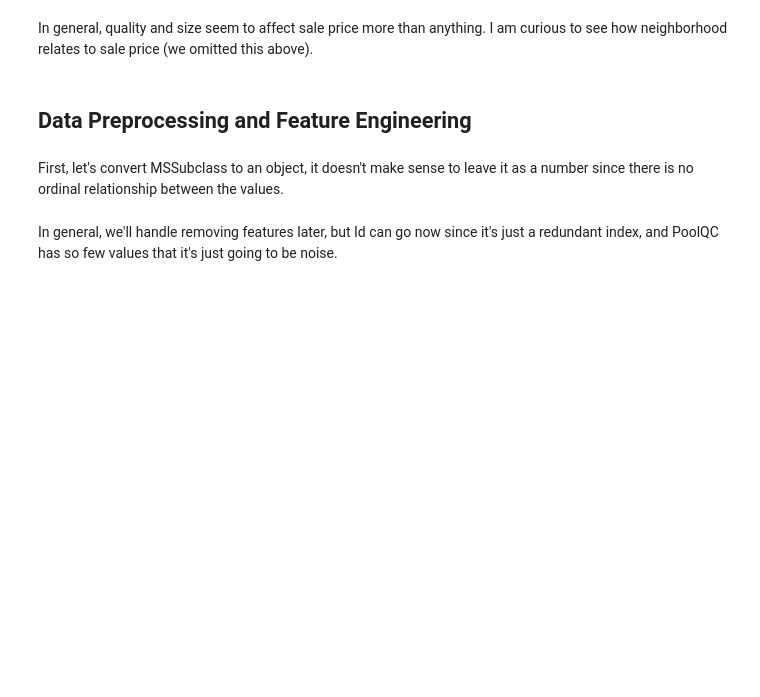
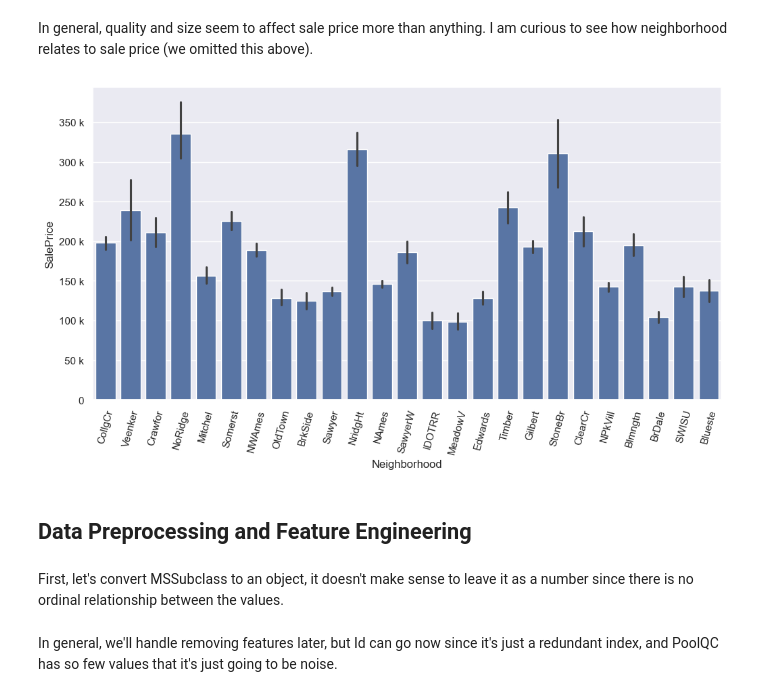
Before and after one commit to anchorelement/house-price-prediction, a Jupyter notebook: main.ipynb, the cells around one changed output. Cells and saved outputs as stored; diff of their text form; code cells hidden in the pictures; blank space fills up the shorter version.

```diff
--- a/main.ipynb
+++ b/main.ipynb
@@ -170,11 +177,13 @@ Sale price is positively skewed, which is unsurprising given the dataset.  Lets
 # %% [markdown]
 In general, quality and size seem to affect sale price more than anything.  I am curious to see how neighborhood relates to sale price (we omitted this above).
 # %%
-# plt.figure(figsize=(12, 6))
-# ax = sns.barplot(data=train_df, y="SalePrice", x="Neighborhood")
-# ax.yaxis.set_major_formatter(ticker.EngFormatter())
-# ax.set_xticklabels(ax.get_xticklabels(), rotation=75)
-# plt.show()
+plt.figure(figsize=(12, 6))
+ax = sns.barplot(data=train_df, y="SalePrice", x="Neighborhood")
+ax.yaxis.set_major_formatter(ticker.EngFormatter())
+ax.set_xticklabels(ax.get_xticklabels(), rotation=75)
+plt.show()
+# %% [output]
+[figure, added]
 # %% [markdown]
 ## Data Preprocessing and Feature Engineering
 # %% [markdown]
```
Also changed, not shown: parts of 6 cells of this notebook.
